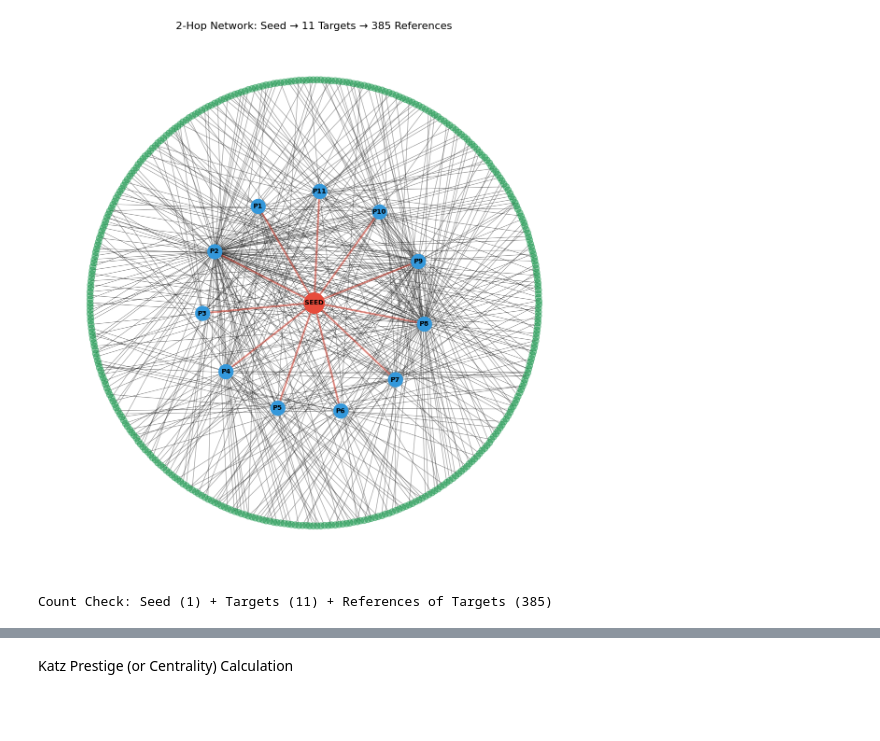
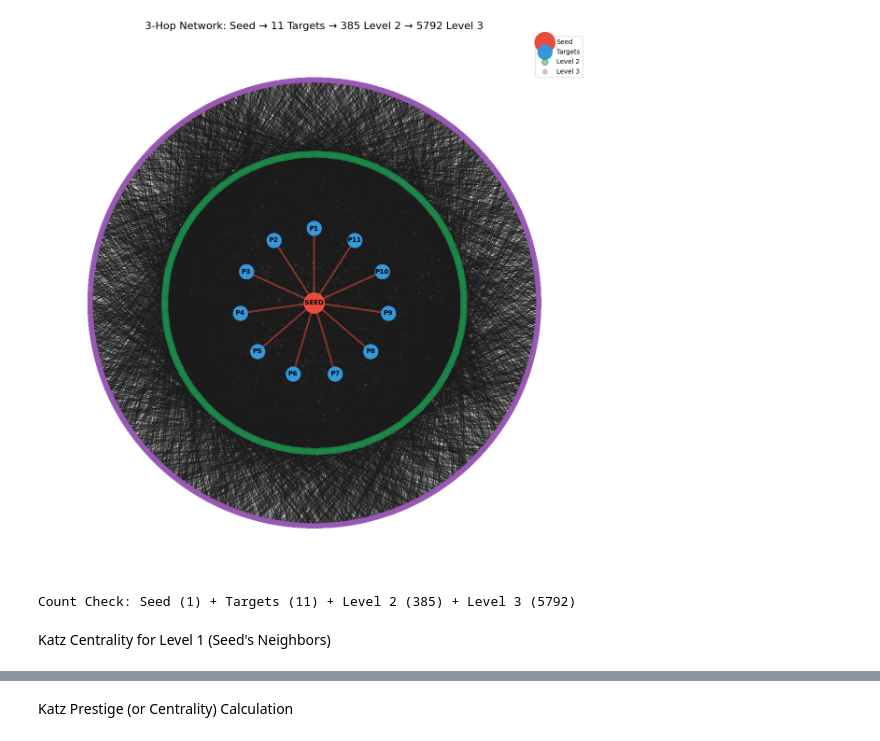
Before and after one commit to Thenuja-S/Graph-Theoretic-Research-Project, a Jupyter notebook: scripts/GenerateNetowrkX_Graph.ipynb, the cells around one changed output, grey strips where cells are left out. Saved outputs shown, nothing was run; the diff lists cells and outputs as text; code cells hidden in the pictures; blank space fills up the shorter version.

Commit message:
feat: Add level 3 of the network

```diff
--- a/scripts/GenerateNetowrkX_Graph.ipynb
+++ b/scripts/GenerateNetowrkX_Graph.ipynb
@@ -95,38 +93,50 @@ level1 = list(G.neighbors(seed))
 level2 = set()
 for n in level1:
     for neighbor in G.neighbors(n):
         if neighbor != seed and neighbor not in level1:
             level2.add(neighbor)
 level2 = list(level2)
 
+# Level 3: Neighbors of Level 2 nodes
+level3 = set()
+for n in level2:
+    for neighbor in G.neighbors(n):
+        if neighbor != seed and neighbor not in level1 and neighbor not in level2:
+            level3.add(neighbor)
+level3 = list(level3)
+
 # 4. Create the Shell Layout
-# This forces nodes into circles: [Center, Middle Ring, Outer Ring]
-shells = [[seed], level1, level2]
-pos = nx.shell_layout(G.subgraph([seed] + level1 + level2), shells)
+# This forces nodes into circles: [Center, 2nd Ring, 3rd Ring, Outer Ring]
+shells = [[seed], level1, level2, level3]
+pos = nx.shell_layout(G.subgraph([seed] + level1 + level2 + level3), shells)
 
 # 5. Visualization
 plt.figure(figsize=(15, 15))
 
 # Draw everything
 nx.draw_networkx_nodes(G, pos, nodelist=[seed], node_color='#e74c3c', node_size=1000, label='Seed')
 nx.draw_networkx_nodes(G, pos, nodelist=level1, node_color='#3498db', node_size=500, label='Targets')
-nx.draw_networkx_nodes(G, pos, nodelist=level2, node_color="#1b984f", node_size=100, alpha=0.5, label='Ref of Ref')
+nx.draw_networkx_nodes(G, pos, nodelist=level2, node_color="#1b984f", node_size=100, alpha=0.5, label='Level 2')
+nx.draw_networkx_nodes(G, pos, nodelist=level3, node_color="#9b59b6", node_size=50, alpha=0.4, label='Level 3')
 
 # Draw connections
 nx.draw_networkx_edges(G, pos, alpha=0.4, edge_color="#1b1b1b")
 # Highlight Seed -> Target connections in Red
 nx.draw_networkx_edges(G, pos, edgelist=[(seed, n) for n in level1], width=3, edge_color="#e74c3c", alpha=0.5)
 
 # Label the 10 Targets as P1, P2... P10 so you can count them easily
 labels = {n: f"P{i+1}" for i, n in enumerate(level1)}
 labels[seed] = "SEED"
 nx.draw_networkx_labels(G, pos, labels=labels, font_size=10, font_weight='bold')
 
-plt.title(f"2-Hop Network: Seed → {len(level1)} Targets → {len(level2)} References", fontsize=16)
+plt.title(f"3-Hop Network: Seed → {len(level1)} Targets → {len(level2)} Level 2 → {len(level3)} Level 3", fontsize=16)
 plt.axis('off')
+plt.legend(loc='upper right', fontsize=10)
 plt.show()
 
-print(f"Count Check: Seed (1) + Targets ({len(level1)}) + References of Targets ({len(level2)})")
+print(f"Count Check: Seed (1) + Targets ({len(level1)}) + Level 2 ({len(level2)}) + Level 3 ({len(level3)})")
 # %% [output]
-[figure, old version]
+[figure, new version]
-Count Check: Seed (1) + Targets (11) + References of Targets (385)
+Count Check: Seed (1) + Targets (11) + Level 2 (385) + Level 3 (5792)
+# %% [markdown]
+Katz Centrality for Level 1 (Seed's Neighbors)
```
Also changed, not shown: parts of 14 cells of this notebook, 10 other files.
